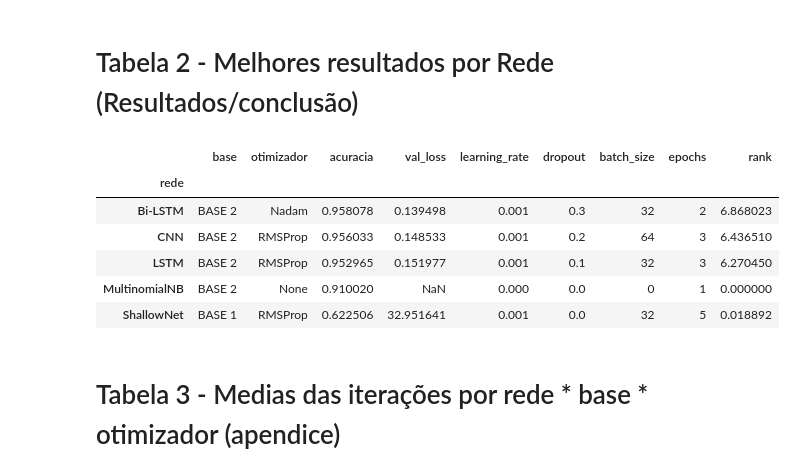
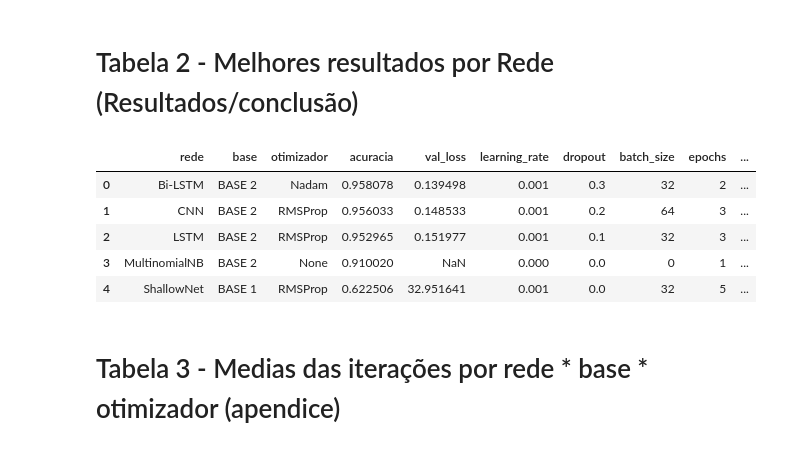
Before and after one commit to LuanPCunha/TCC, a Jupyter notebook: ProduzGraficos.ipynb, the cells around one changed output. Cells and saved outputs as stored; diff of their text form; code cells hidden in the pictures.

```diff
--- a/ProduzGraficos.ipynb
+++ b/ProduzGraficos.ipynb
@@ -121,16 +124,15 @@ Tabela1
 # %%
 Tabela2 = resultados.drop(['roc_curve', 'train_resume','confusion_matrix'], axis='columns')
 Tabela2.sort_values(by=['acuracia', 'val_loss'], ascending=[False, True], inplace = True)
-Tabela2 = Tabela2.groupby("rede").first()
+Tabela2 = Tabela2.groupby("rede",  as_index=False).first()
 Tabela2
 # %% [output]
-|  | base | otimizador | acuracia | val_loss | learning_rate | dropout | batch_size | epochs | rank |
-| rede |  |  |  |  |  |  |  |  |  |
-| Bi-LSTM | BASE 2 | Nadam | 0.958078 | 0.139498 | 0.001 | 0.3 | 32 | 2 | 6.868023 |
-| CNN | BASE 2 | RMSProp | 0.956033 | 0.148533 | 0.001 | 0.2 | 64 | 3 | 6.436510 |
-| LSTM | BASE 2 | RMSProp | 0.952965 | 0.151977 | 0.001 | 0.1 | 32 | 3 | 6.270450 |
-| MultinomialNB | BASE 2 | None | 0.910020 | NaN | 0.000 | 0.0 | 0 | 1 | 0.000000 |
-| ShallowNet | BASE 1 | RMSProp | 0.622506 | 32.951641 | 0.001 | 0.0 | 32 | 5 | 0.018892 |
+|  | rede | base | otimizador | acuracia | val_loss | learning_rate | dropout | batch_size | epochs | ... |
+| 0 | Bi-LSTM | BASE 2 | Nadam | 0.958078 | 0.139498 | 0.001 | 0.3 | 32 | 2 | ... |
+| 1 | CNN | BASE 2 | RMSProp | 0.956033 | 0.148533 | 0.001 | 0.2 | 64 | 3 | ... |
+| 2 | LSTM | BASE 2 | RMSProp | 0.952965 | 0.151977 | 0.001 | 0.1 | 32 | 3 | ... |
+| 3 | MultinomialNB | BASE 2 | None | 0.910020 | NaN | 0.000 | 0.0 | 0 | 1 | ... |
+| 4 | ShallowNet | BASE 1 | RMSProp | 0.622506 | 32.951641 | 0.001 | 0.0 | 32 | 5 | ... |
 # %% [markdown]
 # Tabela 3 - Medias das iterações por rede * base * otimizador (apendice)
 # %%
```
Also changed, not shown: parts of 11 cells of this notebook.
